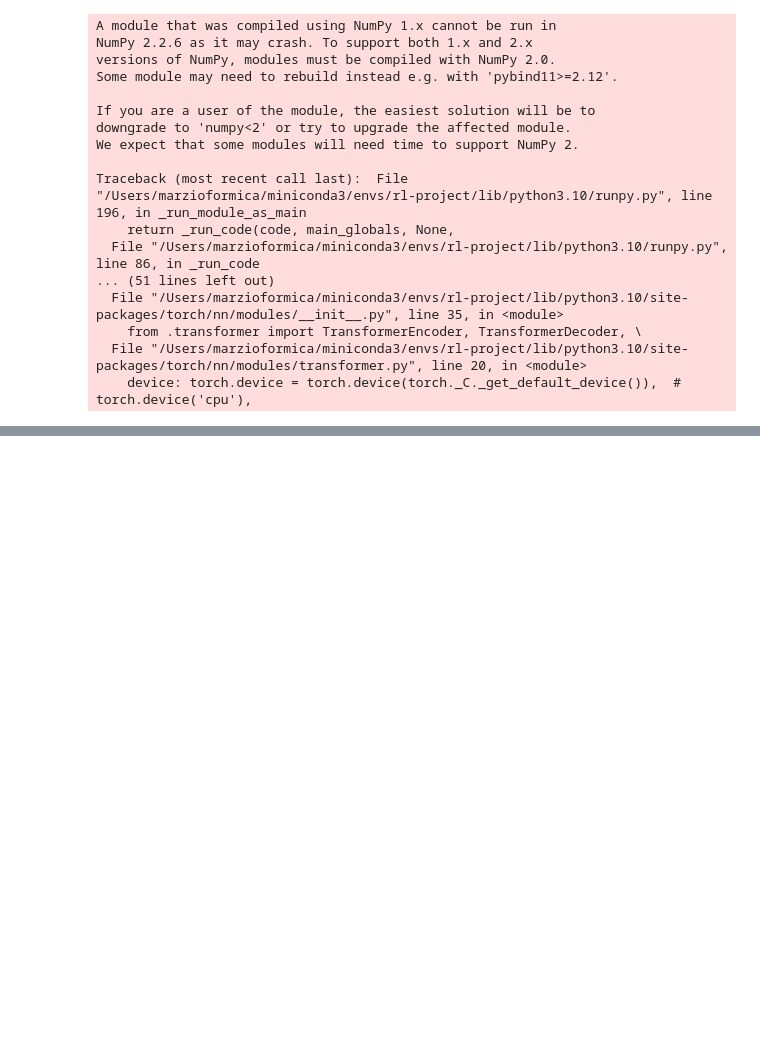
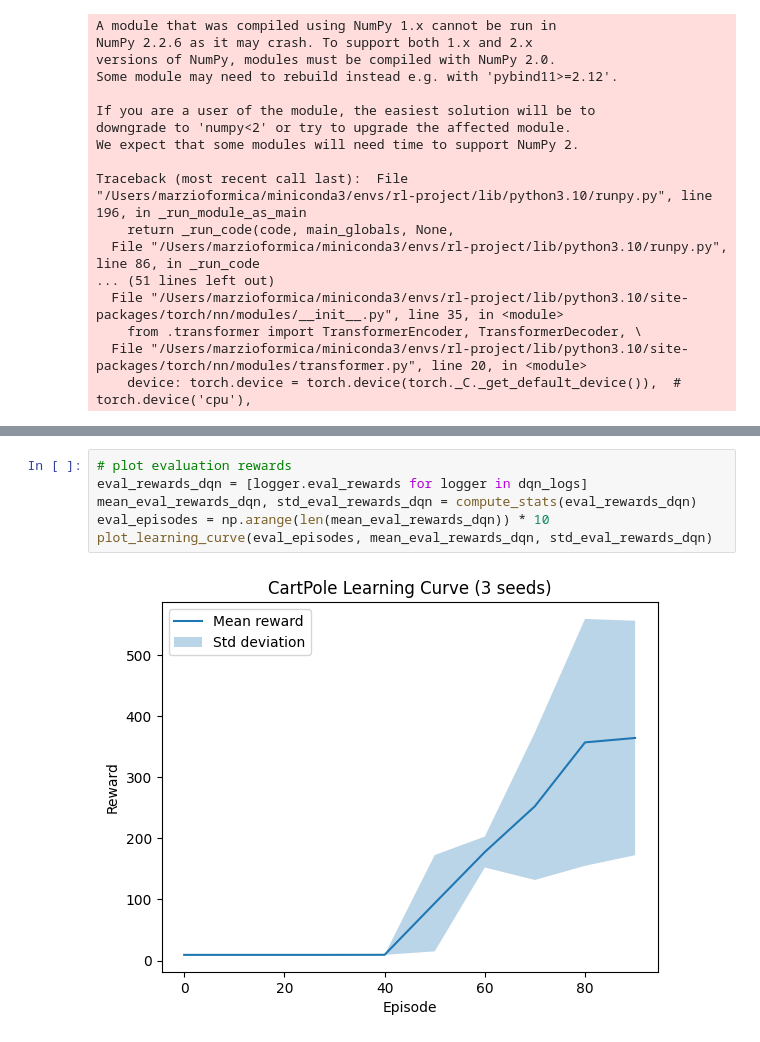
Before and after one commit to marziof/deep-rl-project, a Jupyter notebook: test.ipynb, the cells around one changed output, grey strips where cells are left out. Cells and saved outputs as stored; diff of their text form; blank space fills up the shorter version.

```diff
--- a/test.ipynb
+++ b/test.ipynb
@@ -81,0 +88,8 @@ plot_learning_curve(episodes, mean_rewards_dqn, std_rewards_dqn)
+# %%
+# plot evaluation rewards
+eval_rewards_dqn = [logger.eval_rewards for logger in dqn_logs]
+mean_eval_rewards_dqn, std_eval_rewards_dqn = compute_stats(eval_rewards_dqn)
+eval_episodes = np.arange(len(mean_eval_rewards_dqn)) * 10
+plot_learning_curve(eval_episodes, mean_eval_rewards_dqn, std_eval_rewards_dqn)
+# %% [output]
+[figure, added]
```
Also changed, not shown: parts of 6 cells of this notebook, 3 other files.
